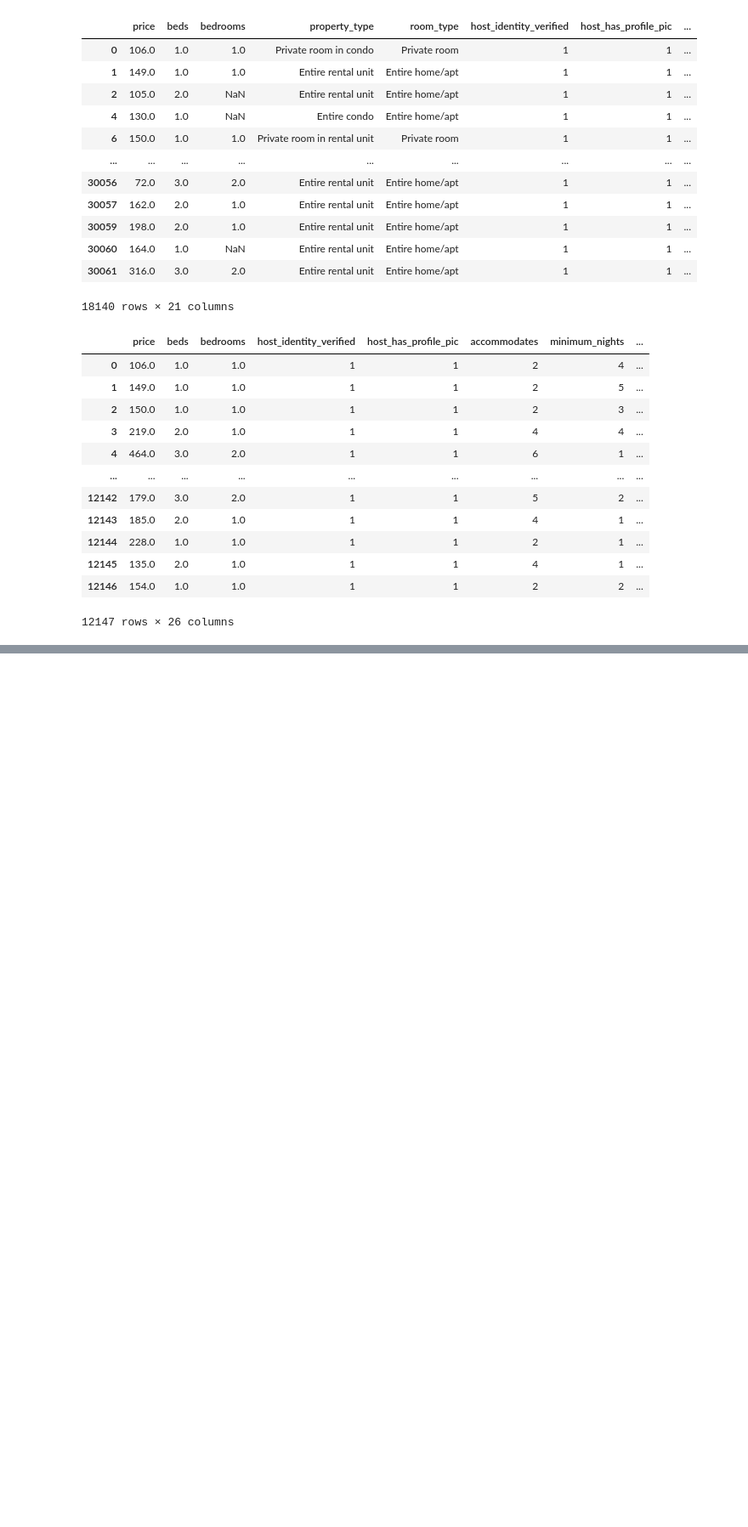
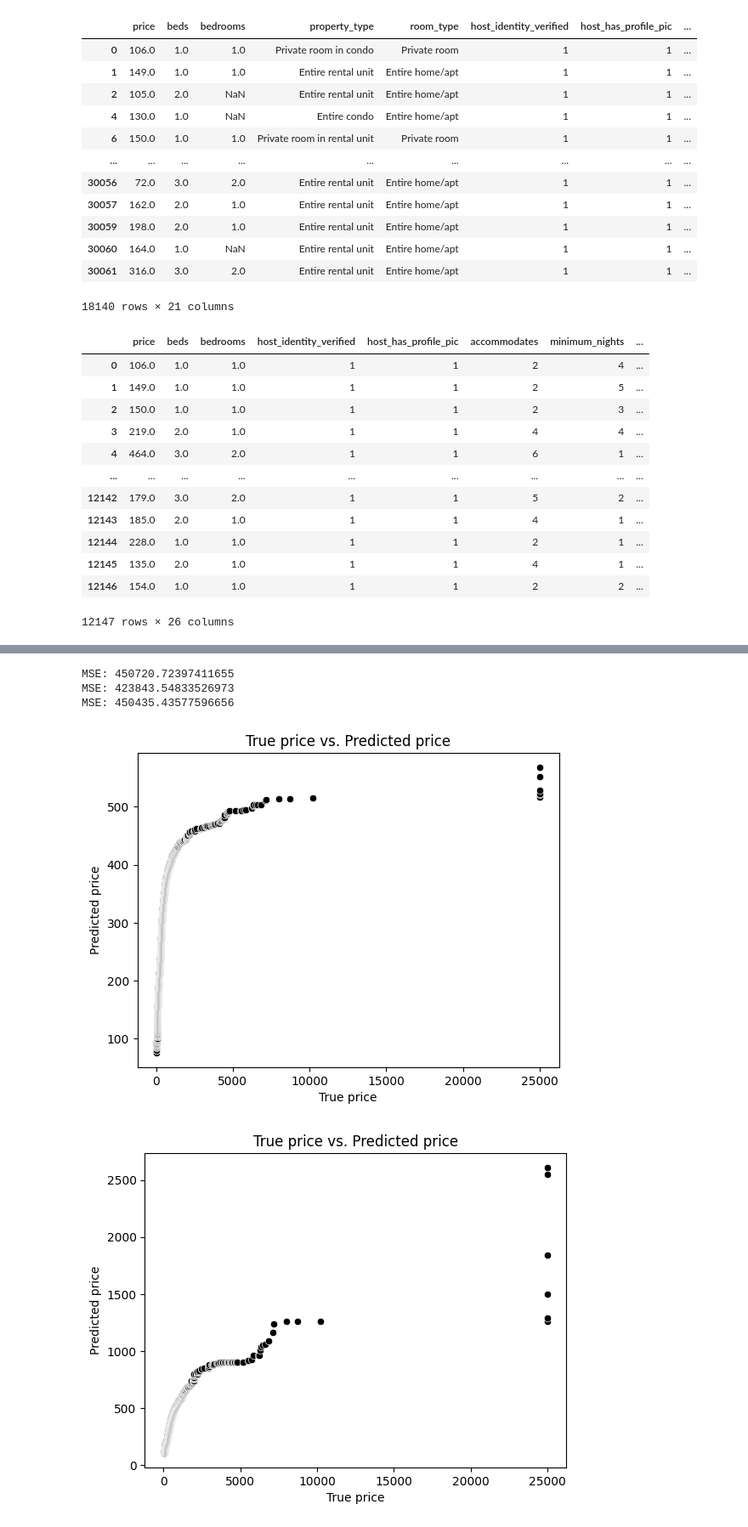
Before and after one commit to me9hanics/DA3-phdma, a Jupyter notebook: Assignment2/assignment.ipynb, the cells around one changed output, grey strips where cells are left out. Shown at 85% size. Drawn from its saved outputs; the diff is of its cells as text; code cells hidden in the pictures; blank space fills up the shorter version.

```diff
--- a/Assignment2/assignment.ipynb
+++ b/Assignment2/assignment.ipynb
@@ -250,6 +250,7 @@ sns.lineplot(x=list(range(len(df))), y=np.log(df["price"]).sort_values())
 <Axes: ylabel='price'>
 [figure]
 # %%
+df_copy = df.copy()
 #Take log of price
 
 df["price"] = np.log(df["price"])
@@ -519,0 +563,4 @@ MSE: 503674.56028642994
+# %%
+df_copy['log_price'] = np.log(df_copy['price'])
+for col in df2_copy.columns[1:-1]:
+    df2_copy[col] = (df2_copy[col] - np.min(df_copy[col])) / (np.max(df_copy[col]) - np.min(df_copy[col]))
@@ -519,0 +599,44 @@ MSE: 503674.56028642994
+# %%
+#New data
+
+X = df2_copy.drop(columns=["log_price","price"])
+y = df2_copy["log_price"]
+
+y_pred = model1.predict(X)
+y_pred_transformed = np.exp(y_pred)*np.exp((np.std(y_pred)**2)/2)
+y_transformed = np.exp(y)
+print("MSE:", mean_squared_error(y_transformed, y_pred_transformed))
+
+y = df2_copy["price"]
+y_pred2 = rf_cv.predict(X)
+print("MSE:", mean_squared_error(y, y_pred2))
+
+y_pred3 = gb.predict(X)
+print("MSE:", mean_squared_error(y, y_pred3))
+# %% [output]
+MSE: 450720.72397411655
+MSE: 423843.54833526973
+MSE: 450435.43577596656
+# %%
+#Plots
+
+sns.scatterplot(x=np.sort(y_transformed), y=np.sort(y_pred_transformed), color="black")
+plt.xlabel("True price")
+plt.ylabel("Predicted price")
+plt.title("True price vs. Predicted price")
+plt.show()
+
+sns.scatterplot(x=np.sort(y), y=np.sort(y_pred2), color="black")
+plt.xlabel("True price")
+plt.ylabel("Predicted price")
+plt.title("True price vs. Predicted price")
+plt.show()
+
+sns.scatterplot(x=np.sort(y), y=np.sort(y_pred3), color="black")
+plt.xlabel("True price")
+plt.ylabel("Predicted price")
+plt.title("True price vs. Predicted price")
+plt.show()
+# %% [output]
+[figure, added]
+[figure, added]
```
Also changed, not shown: parts of 12 cells of this notebook.
